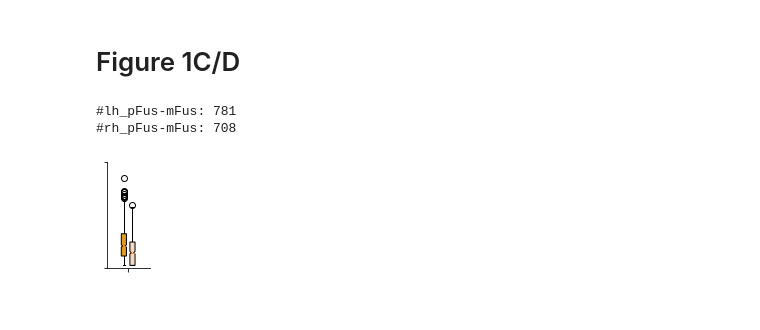
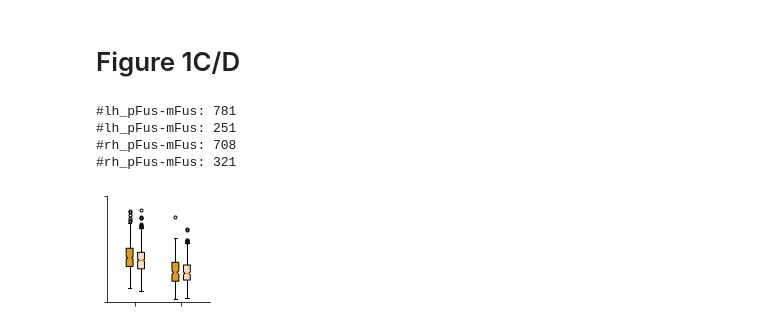
Before and after one commit to BNUCNL/nibrain, a Jupyter notebook: cxy_hcp_ffa/scripts/NeuroImage_R1/plot_codes.ipynb, the cells around one changed output. Cells and saved outputs as stored; diff of their text form; code cells hidden in the pictures.

```diff
--- a/cxy_hcp_ffa/scripts/NeuroImage_R1/plot_codes.ipynb
+++ b/cxy_hcp_ffa/scripts/NeuroImage_R1/plot_codes.ipynb
@@ -298,19 +298,19 @@ R_thickness_grad_ind vs R_thickness_grad_grp: Ttest_relResult(statistic=1.259430
 # %% [markdown]
 # Figure 1C/D
 # %%
-# method = 'peak'
-# figsize = (3.56, 3.65)
-# figsize = (1.78, 1.825)
-# gids = (2, 1)
+method = 'peak'
+figsize = (1.78, 1.825)
+gids = (2, 1)
 
-method = 'min1'
-figsize = (0.945, 1.825)
-gids = (2,)
+# method = 'min1'
+# figsize = (0.945, 1.825)
+# gids = (2,)
 
 method2ylim = {
     'peak': (0, 6),
     'min1': (-0.1, 3.5)}
 
+flierprops = {'markersize': 3}
 gid2name = {1: 'continuous', 2: 'separate'}
 gid_file = pjoin(anal_dir, 'grouping/group_id_v2.csv')
 
@@ -320,8 +320,8 @@ hemi2color = {
     'rh': (0.96, 0.85, 0.76, 1.00)}
 data_file = pjoin(anal_dir, f'gdist_{method}.csv')
 
+out_file = pjoin(work_dir, f'grouping_distance_{method}.svg')
 # out_file = None
-out_file = pjoin(work_dir, f'grouping_distance_{method}.svg')
 
 n_gid = len(gids)
 n_hemi = len(hemis)
@@ -339,32 +339,34 @@ for hemi_idx, hemi in enumerate(hemis):
         gid_idx_vec = gid_df[hemi] == gid
         data = np.array(df[col])[gid_idx_vec]
         data = data / 10
         print(f'#{col}: {len(data)}')
         dataset.append(data)
 
     bplot = ax.boxplot(
         dataset, positions=x + width * offset,
-        patch_artist=True, notch=True)
+        patch_artist=True, notch=True, flierprops=flierprops)
     for patch in bplot['boxes']:
         patch.set_facecolor(hemi2color[hemi])
     offset += 1
 
 ax.set_xticks(x)
 ax.set_xticklabels(gids)
 # ax.set_ylabel('cm')
 ax.set_ylim(*method2ylim[method])
 ax.set_yticks(method2ylim[method])
 ax.set_yticklabels(method2ylim[method])
 # ax.set_title(method)
 ax.tick_params(bottom=True, labelbottom=False, labelleft=False, left=True)
 ax.spines['top'].set_visible(False)
 ax.spines['right'].set_visible(False)
 fig.tight_layout()
 if out_file is None:
     fig.show()
 else:
     fig.savefig(out_file)
 # %% [output]
 #lh_pFus-mFus: 781
+#lh_pFus-mFus: 251
 #rh_pFus-mFus: 708
+#rh_pFus-mFus: 321
-[figure, old version]
+[figure, new version]
```
Also changed, not shown: 1 other file.
